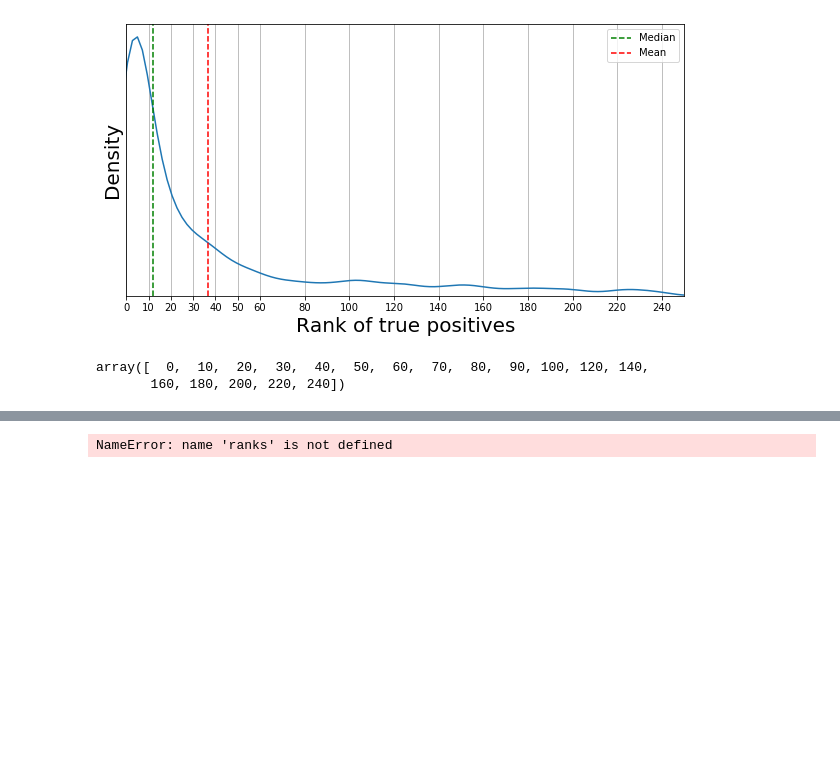
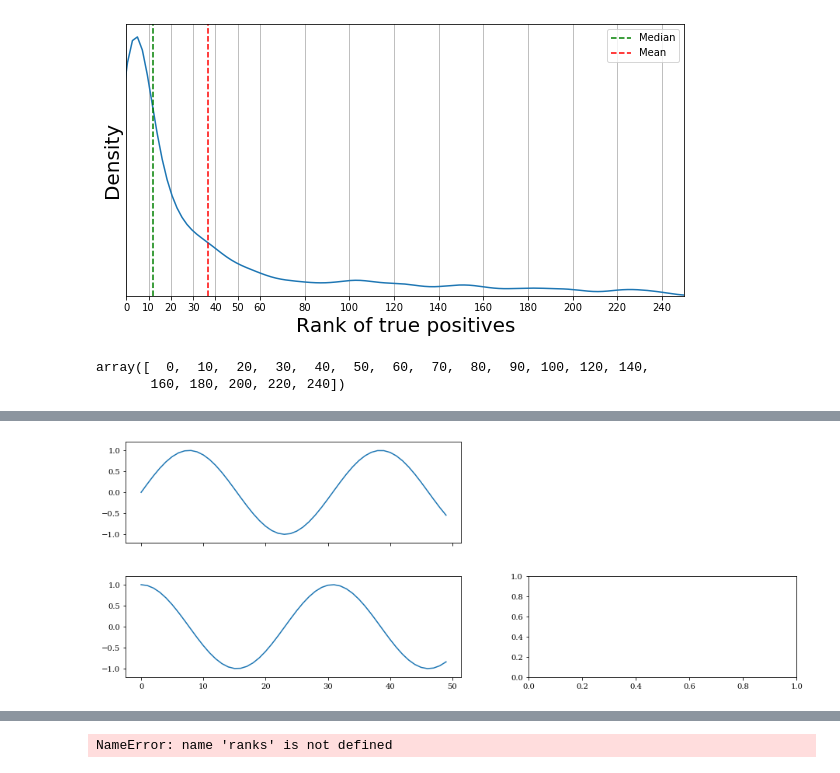
Before and after one commit to ljmartin/molrec, a Jupyter notebook: time_split/code_scrapbook.ipynb, the cells around one changed output, grey strips where cells are left out. Drawn from its saved outputs; the diff is of its cells as text; code cells hidden in the pictures; blank space fills up the shorter version.

```diff
--- a/time_split/code_scrapbook.ipynb
+++ b/time_split/code_scrapbook.ipynb
@@ -98,0 +110,23 @@ array([  0,  10,  20,  30,  40,  50,  60,  70,  80,  90, 100, 120, 140,
+# %%
+plt.rc('font', family='serif')
+
+fig = plt.figure(figsize=(4, 3))
+ax = fig.add_subplot(1, 1, 1)
+plt.plot([1, 2, 3, 4])
+ax.set_xlabel('The x values')
+ax.set_ylabel('The y values')
+fig.savefig('test.png')
+# %%
+fig = plt.figure(figsize=(12,6))
+ax1 = fig.add_axes([0.0, 0.5, 0.5, 0.3],
+                   xticklabels=[], ylim=(-1.2, 1.2))
+ax2 = fig.add_axes([0.0, 0.1, 0.5, 0.3],
+                   ylim=(-1.2, 1.2))
+
+ax3 = fig.add_axes([0.6, 0.1, 0.4, 0.3])
+
+x = np.linspace(0, 10)
+ax1.plot(np.sin(x))
+ax2.plot(np.cos(x));
+# %% [output]
+[figure, added]
```
Also changed, not shown: parts of 19 cells of this notebook, 13 other files.
